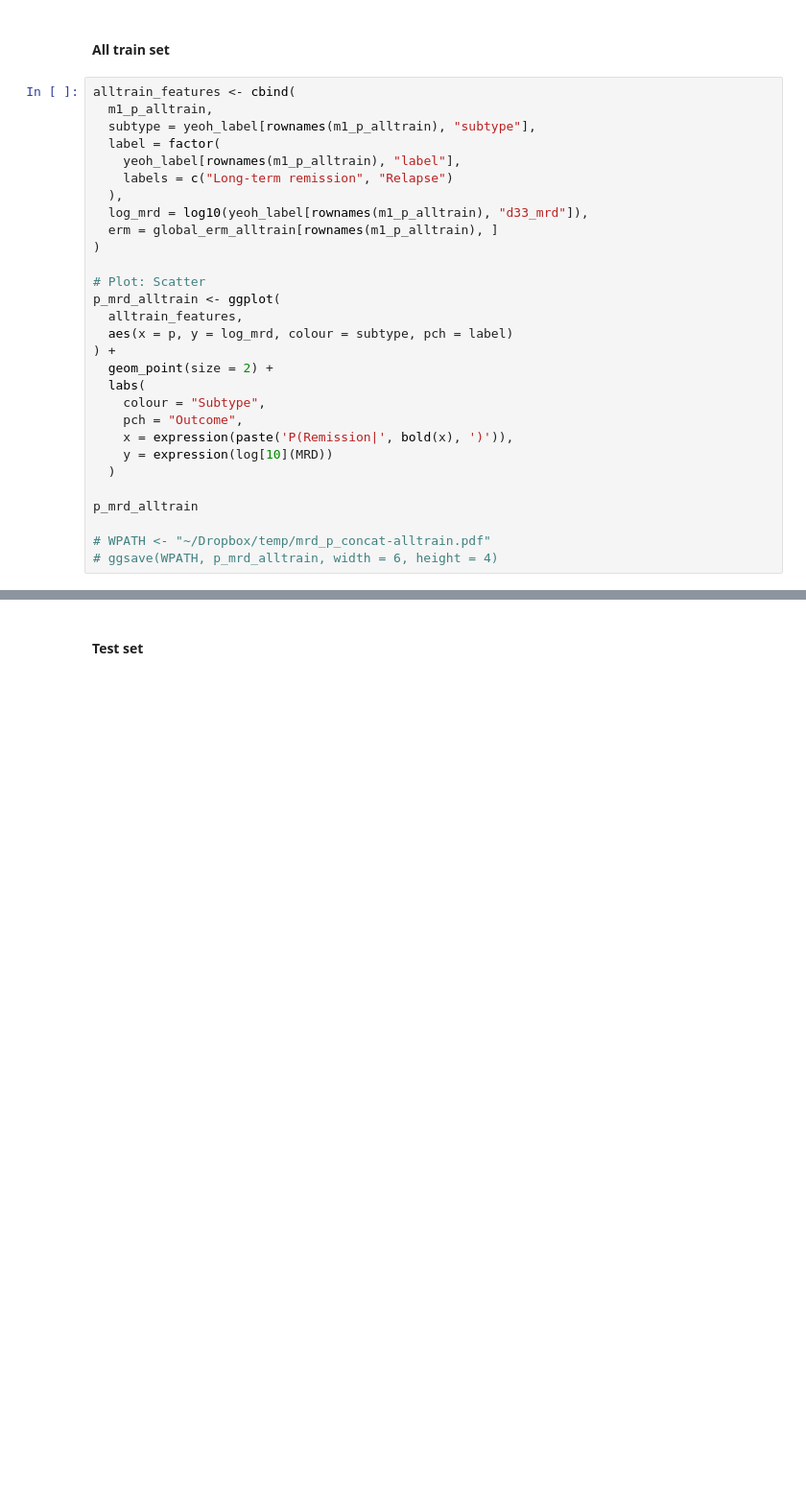
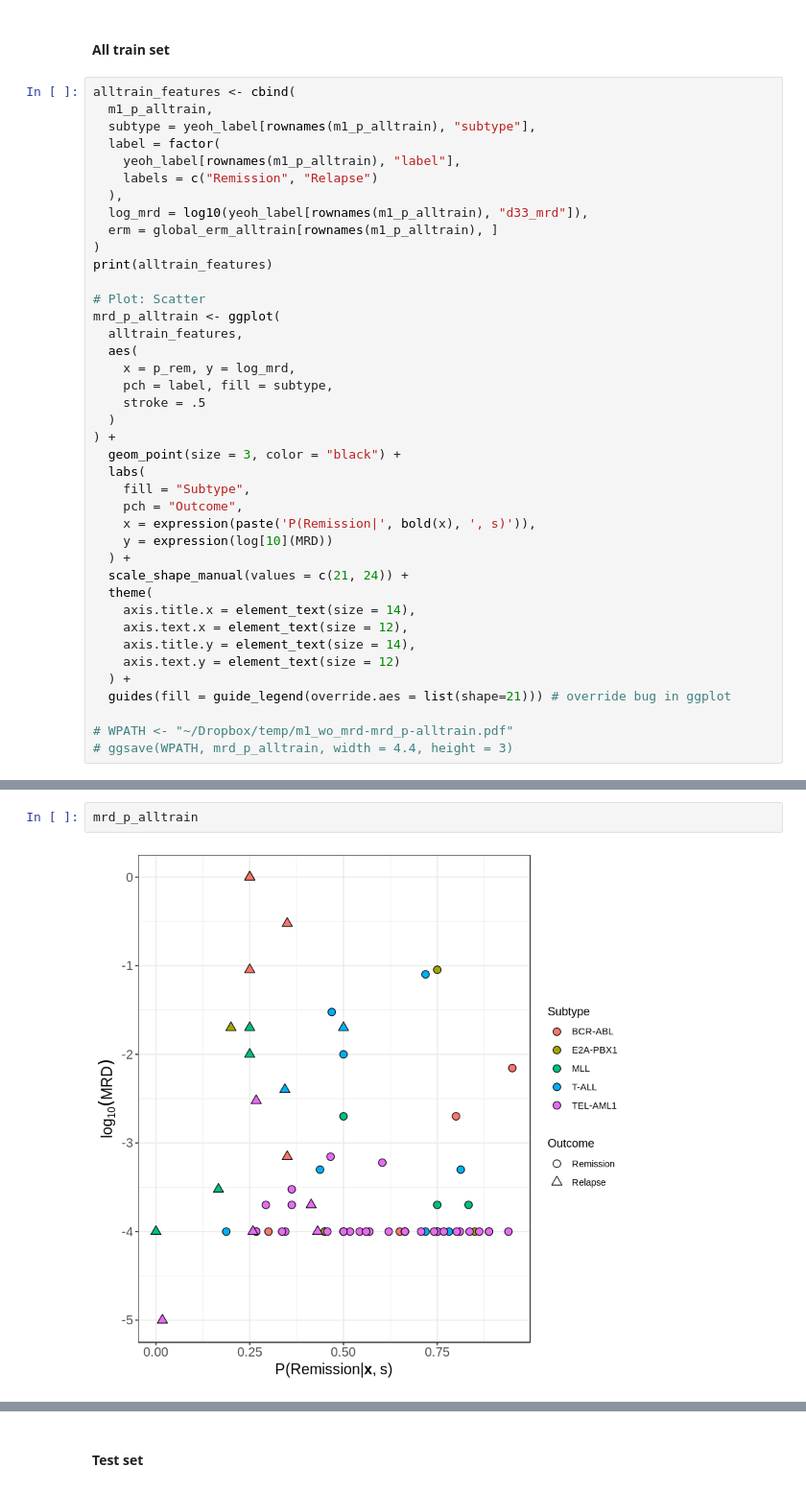
Before and after one commit to dblux/relapse_prediction, a Jupyter notebook: evaluation.ipynb, the cells around one changed output, grey strips where cells are left out. Shown at 96% size. Cells and saved outputs as stored; diff of their text form; blank space fills up the shorter version.

Commit message:
Explore others subtype..

```diff
--- a/evaluation.ipynb
+++ b/evaluation.ipynb
@@ -1109,27 +1190,38 @@ alltrain_features <- cbind(
   subtype = yeoh_label[rownames(m1_p_alltrain), "subtype"],
   label = factor(
     yeoh_label[rownames(m1_p_alltrain), "label"],
-    labels = c("Long-term remission", "Relapse")
+    labels = c("Remission", "Relapse")
   ),
   log_mrd = log10(yeoh_label[rownames(m1_p_alltrain), "d33_mrd"]),
   erm = global_erm_alltrain[rownames(m1_p_alltrain), ]
 )
+print(alltrain_features)
 
 # Plot: Scatter
-p_mrd_alltrain <- ggplot(
+mrd_p_alltrain <- ggplot(
   alltrain_features,
-  aes(x = p, y = log_mrd, colour = subtype, pch = label)
+  aes(
+    x = p_rem, y = log_mrd,
+    pch = label, fill = subtype,
+    stroke = .5
+  )
 ) +
-  geom_point(size = 2) +
+  geom_point(size = 3, color = "black") +
   labs(
-    colour = "Subtype",
+    fill = "Subtype",
     pch = "Outcome",
-    x = expression(paste('P(Remission|', bold(x), ')')),
+    x = expression(paste('P(Remission|', bold(x), ', s)')),
     y = expression(log[10](MRD))
-  )
+  ) +
+  scale_shape_manual(values = c(21, 24)) +
+  theme(
+    axis.title.x = element_text(size = 14),
+    axis.text.x = element_text(size = 12),
+    axis.title.y = element_text(size = 14),
+    axis.text.y = element_text(size = 12)
+  ) +
+  guides(fill = guide_legend(override.aes = list(shape=21))) # override bug in ggplot
 
-p_mrd_alltrain
-
-# WPATH <- "~/Dropbox/temp/mrd_p_concat-alltrain.pdf"
-# ggsave(WPATH, p_mrd_alltrain, width = 6, height = 4)
+# WPATH <- "~/Dropbox/temp/m1_wo_mrd-mrd_p-alltrain.pdf"
+# ggsave(WPATH, mrd_p_alltrain, width = 4.4, height = 3)
 # %% [output]
@@ -1137,2 +1245,6 @@ p_mrd_alltrain
+# %%
+mrd_p_alltrain
+# %% [output]
+[figure, added]
 # %%
 # Plot: Jitter - P v.s. Outcome
```
Also changed, not shown: parts of 37 cells of this notebook, 10 other files.
